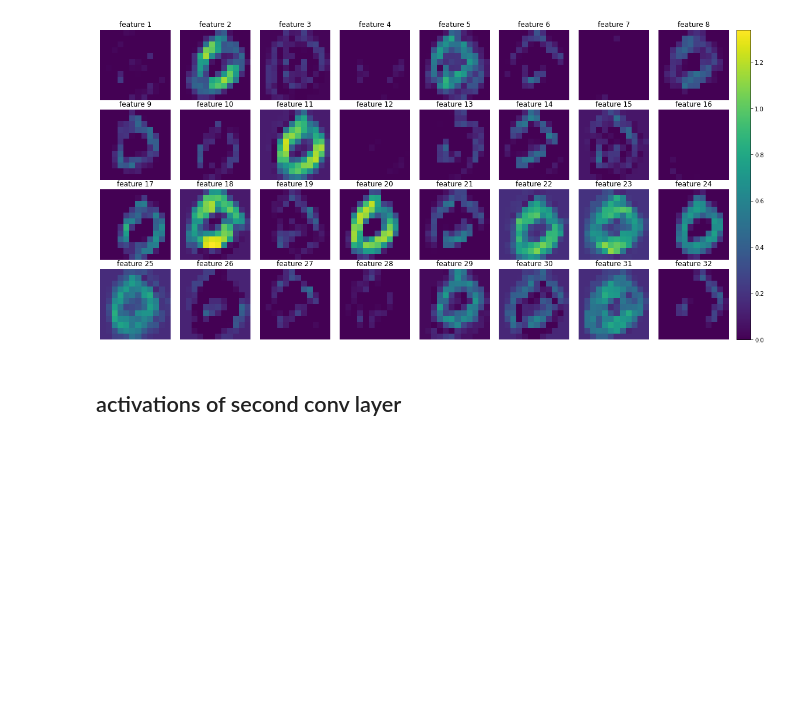
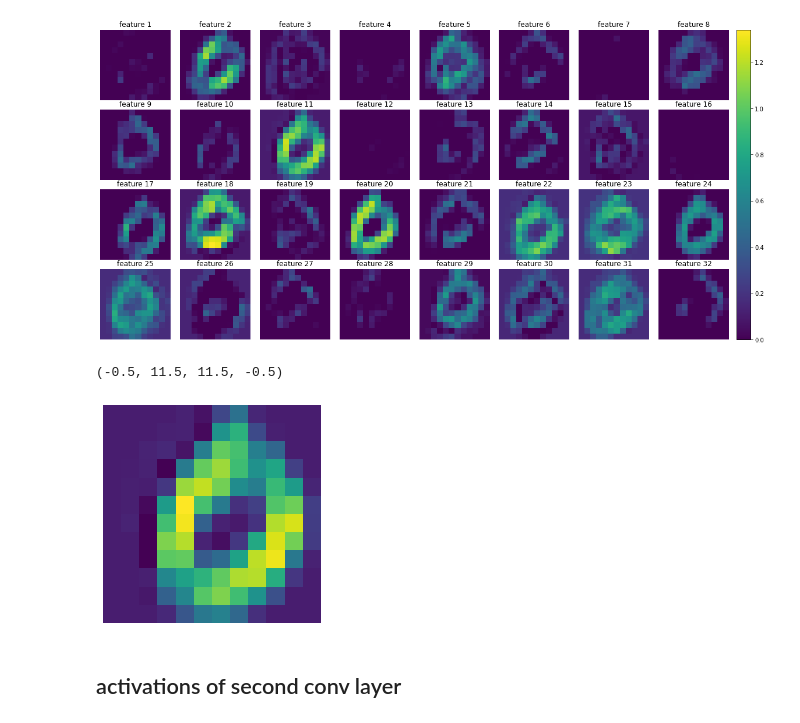
Before and after one commit to moreezee/BcThesisMK, a Jupyter notebook: Moritz_folder/Notebooks/visualization_notebooks/MNIST_MODEL_ACTIVATIONS.ipynb, the cells around one changed output. Drawn from its saved outputs; the diff is of its cells as text; code cells hidden in the pictures; blank space fills up the shorter version.

```diff
--- a/Moritz_folder/Notebooks/visualization_notebooks/MNIST_MODEL_ACTIVATIONS.ipynb
+++ b/Moritz_folder/Notebooks/visualization_notebooks/MNIST_MODEL_ACTIVATIONS.ipynb
@@ -204,6 +211,12 @@ plt.show()
 # %% [output]
 torch.Size([1, 32, 12, 12])
 [figure]
+# %%
+plt.imshow(inputfeed[0][10])
+plt.axis('off')
+# %% [output]
+(-0.5, 11.5, 11.5, -0.5)
+[figure, added]
 # %% [markdown]
 ## activations of second conv layer
 # %%
```
Also changed, not shown: parts of 5 cells of this notebook, 27 other files.
